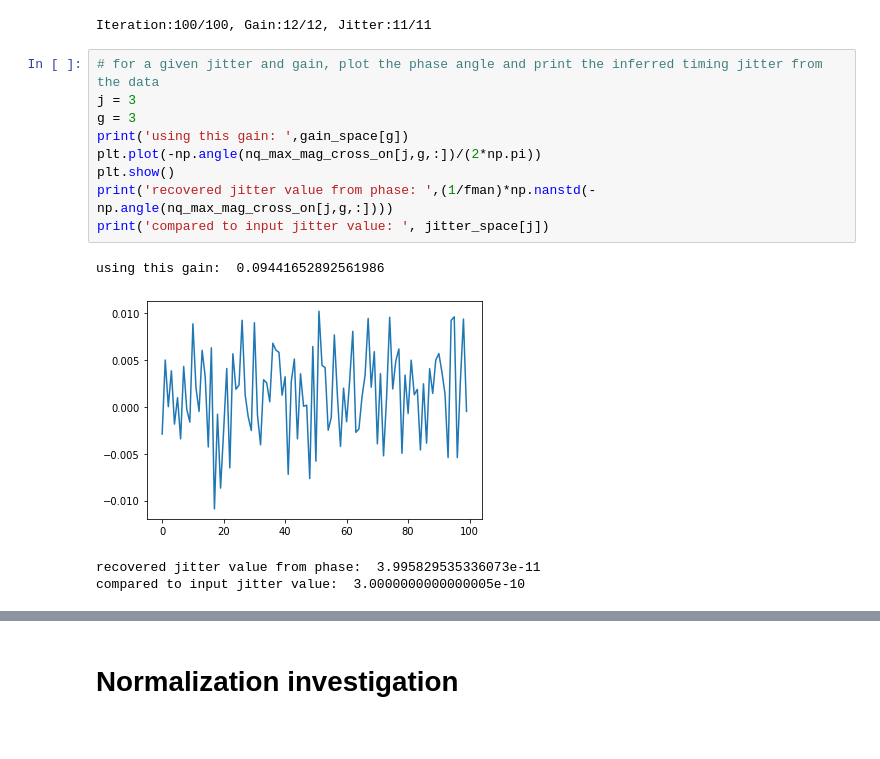
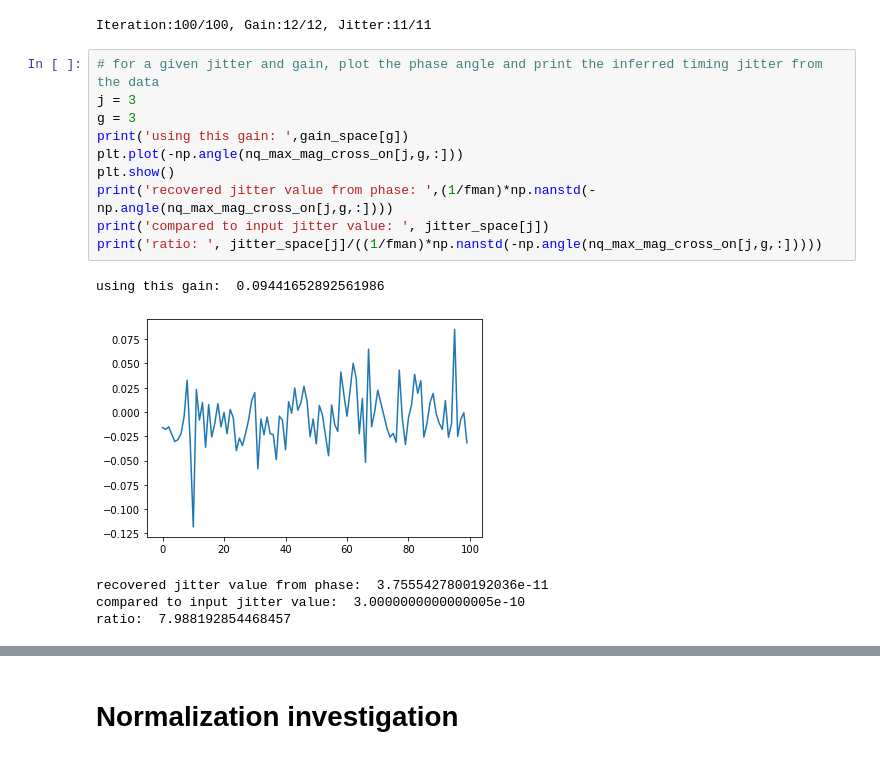
Before and after one commit to WrightLaboratory/DigitalNoiseSource, a Jupyter notebook: notebooks/LBN_phasejitter_exploration.ipynb, the cells around one changed output, grey strips where cells are left out. Drawn from its saved outputs; the diff is of its cells as text.

```diff
--- a/notebooks/LBN_phasejitter_exploration.ipynb
+++ b/notebooks/LBN_phasejitter_exploration.ipynb
@@ -228,17 +236,19 @@ Iteration:100/100, Gain:12/12, Jitter:11/11
 # %%
 # for a given jitter and gain, plot the phase angle and print the inferred timing jitter from the data
 j = 3
 g = 3
 print('using this gain: ',gain_space[g])
-plt.plot(-np.angle(nq_max_mag_cross_on[j,g,:])/(2*np.pi))
+plt.plot(-np.angle(nq_max_mag_cross_on[j,g,:]))
 plt.show()
 print('recovered jitter value from phase: ',(1/fman)*np.nanstd(-np.angle(nq_max_mag_cross_on[j,g,:])))
 print('compared to input jitter value: ', jitter_space[j])
+print('ratio: ', jitter_space[j]/((1/fman)*np.nanstd(-np.angle(nq_max_mag_cross_on[j,g,:]))))
 # %% [output]
 using this gain:  0.09441652892561986
-[figure, old version]
+[figure, new version]
-recovered jitter value from phase:  3.995829535336073e-11
+recovered jitter value from phase:  3.7555427800192036e-11
 compared to input jitter value:  3.0000000000000005e-10
+ratio:  7.988192854468457
 # %%
 for j,jit in enumerate(jitter_space[1:-1]):
     plt.plot(gain_space,(1./fman)*np.nanstd(-np.angle(nq_max_mag_cross_on[j,:,:]),axis=1),'.--',alpha=0.5,label=jit)
```
Also changed, not shown: parts of 14 cells of this notebook.
